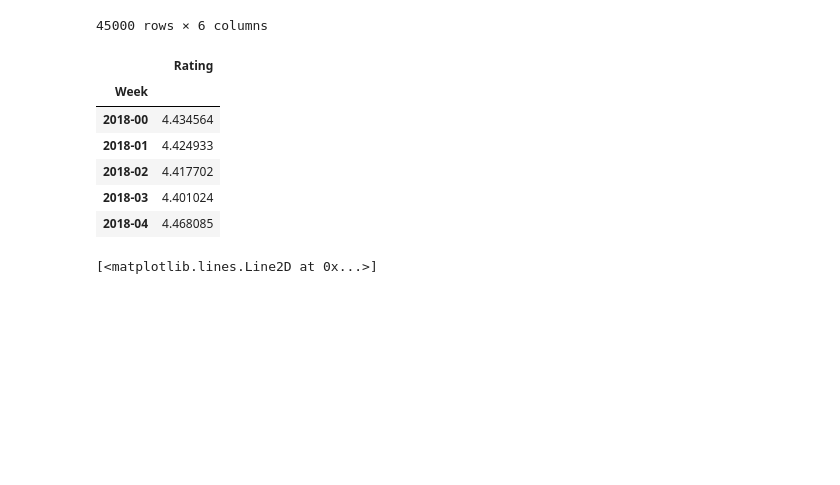
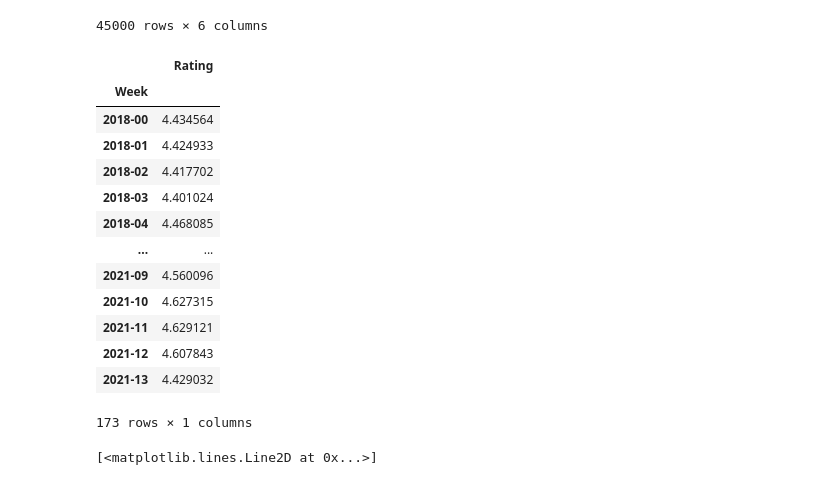
Before and after one commit to KingSand08/PythonMegaCoursePractice, a Jupyter notebook: App3_DataAnalysisAndVisualisation-PandasAndMatplotlib/practice_files/Aggergating_Plotting_Data.ipynb, the cells around one changed output. Drawn from its saved outputs; the diff is of its cells as text; code cells hidden in the pictures; blank space fills up the shorter version.

```diff
--- a/App3_DataAnalysisAndVisualisation-PandasAndMatplotlib/practice_files/Aggergating_Plotting_Data.ipynb
+++ b/App3_DataAnalysisAndVisualisation-PandasAndMatplotlib/practice_files/Aggergating_Plotting_Data.ipynb
@@ -4,5 +4,5 @@ from datetime import datetime
 from pytz import utc
 import matplotlib.pyplot as plt
 
-# data = pandas.read_csv("App3_DataAnalysisAndVisualisation-PandasAndMatplotlib/data/reviews.csv", parse_dates = ['Timestamp']) # Assume pathing is not an issue
+data = pandas.read_csv("./data/reviews.csv", parse_dates = ['Timestamp']) # Assume pathing is not an issue
 # data.head()
@@ -66,16 +71,23 @@ data
 45000 rows × 6 columns
 # %%
 week_average = data.groupby(['Week']).mean(numeric_only=True)
-week_average.head()
+week_average
 # data['Week'].max()
 # %% [output]
 |  | Rating |
 | Week |  |
 | 2018-00 | 4.434564 |
 | 2018-01 | 4.424933 |
 | 2018-02 | 4.417702 |
 | 2018-03 | 4.401024 |
 | 2018-04 | 4.468085 |
+| ... | ... |
+| 2021-09 | 4.560096 |
+| 2021-10 | 4.627315 |
+| 2021-11 | 4.629121 |
+| 2021-12 | 4.607843 |
+| 2021-13 | 4.429032 |
+173 rows × 1 columns
 # %%
 plt.figure(figsize=(25, 3))
 plt.plot(week_average.index, week_average['Rating'])
```
Also changed, not shown: parts of 3 cells of this notebook, 13 other files.
